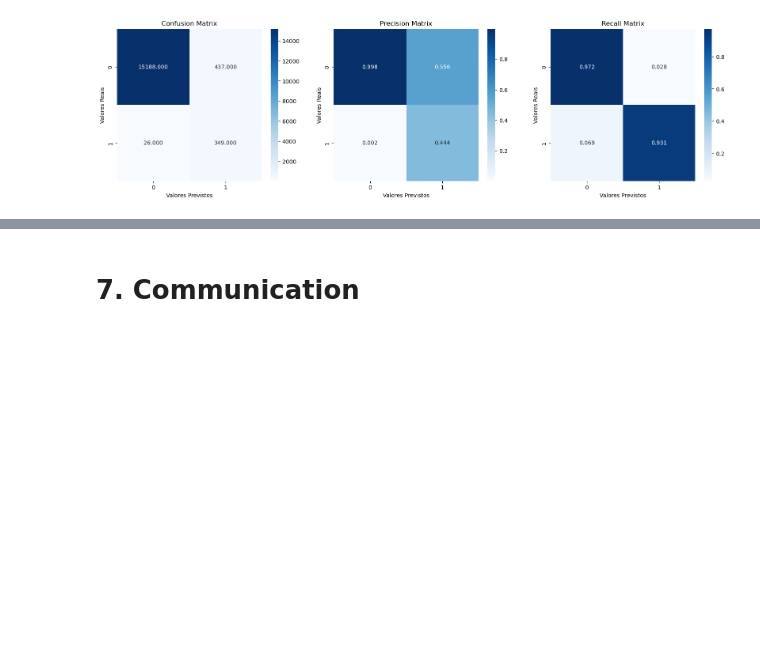
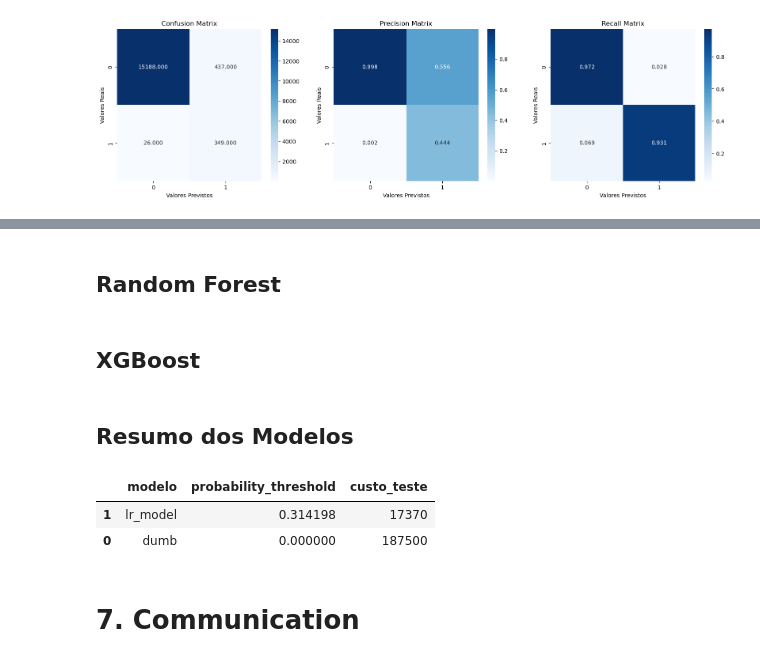
Before and after one commit to joaomj/truck_maintenance, a Jupyter notebook: data_science_notebook.ipynb, the cells around one changed output, grey strips where cells are left out. Cells and saved outputs as stored; diff of their text form; code cells hidden in the pictures; blank space fills up the shorter version.

```diff
--- a/data_science_notebook.ipynb
+++ b/data_science_notebook.ipynb
@@ -1061,2 +1190,18 @@ cm_heatmap(cm)
+# %% [markdown]
+## **Random Forest**
+# %% [markdown]
+## **XGBoost**
+# %% [markdown]
+## **Resumo dos Modelos**
+# %%
+# Ordena results_df pela coluna 'custo_teste' em ordem crescente
+results_df = results_df.sort_values(by='custo_teste')
+
+# Mostra o DataFrame ordenado
+results_df
+# %% [output]
+|  | modelo | probability_threshold | custo_teste |
+| 1 | lr_model | 0.314198 | 17370 |
+| 0 | dumb | 0.000000 | 187500 |
 # %% [markdown]
 # 7. Communication
```
Also changed, not shown: parts of 13 cells of this notebook.
